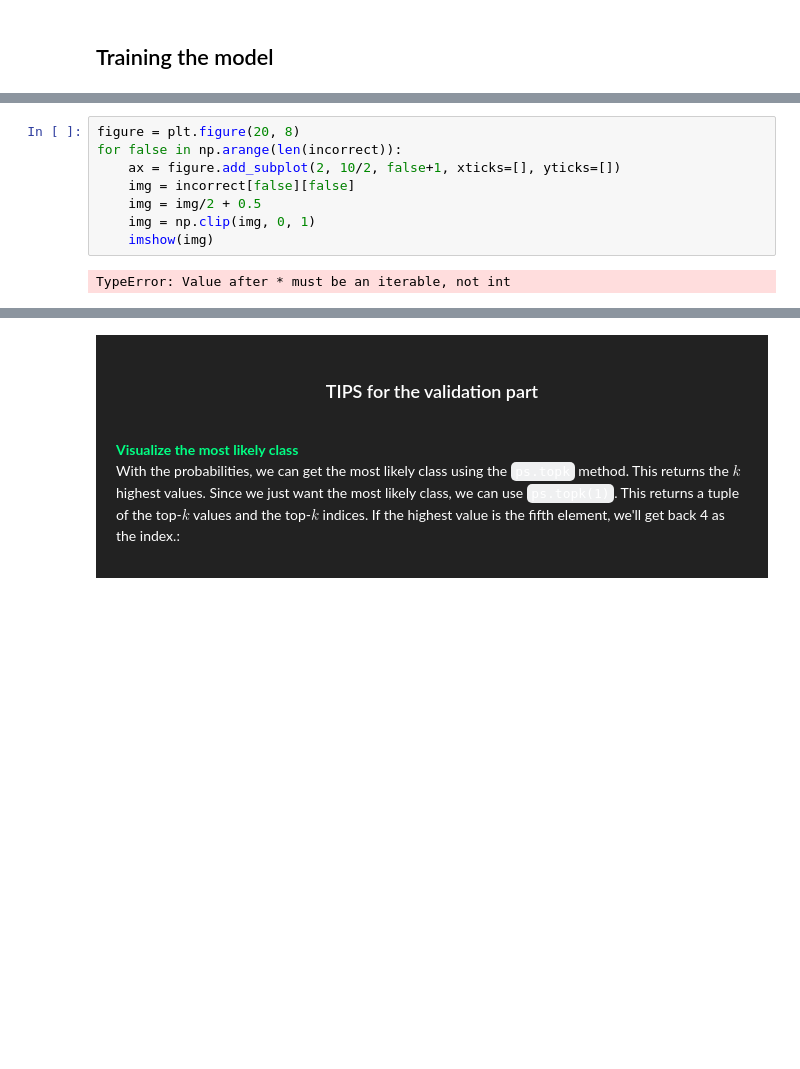
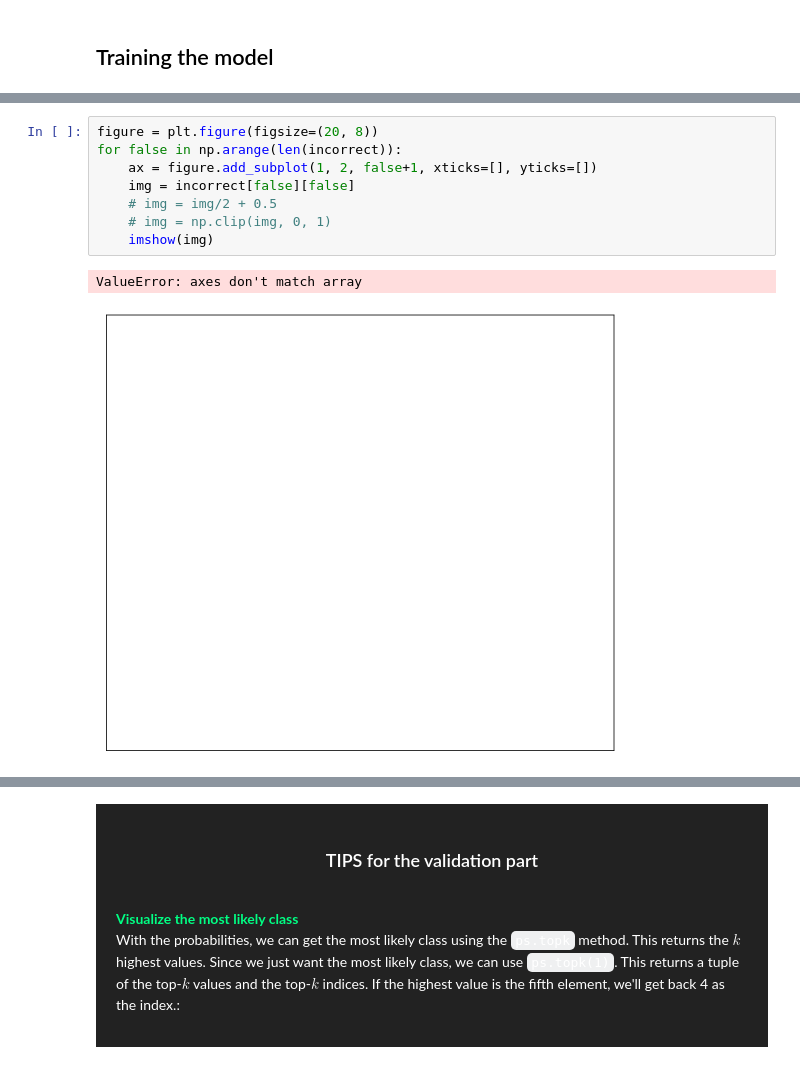
Before and after one commit to jeno-lustyik/clothing-challenge, a Jupyter notebook: Friday Fashion Challenge.ipynb, the cells around one changed output, grey strips where cells are left out. Drawn from its saved outputs; the diff is of its cells as text; blank space fills up the shorter version.

```diff
--- a/Friday Fashion Challenge.ipynb
+++ b/Friday Fashion Challenge.ipynb
@@ -236,13 +232,14 @@ Training time: 120.33027815818787
 # %%
-figure = plt.figure(20, 8)
+figure = plt.figure(figsize=(20, 8))
 for false in np.arange(len(incorrect)):
-    ax = figure.add_subplot(2, 10/2, false+1, xticks=[], yticks=[])
+    ax = figure.add_subplot(1, 2, false+1, xticks=[], yticks=[])
     img = incorrect[false][false]
-    img = img/2 + 0.5
-    img = np.clip(img, 0, 1)
+    # img = img/2 + 0.5
+    # img = np.clip(img, 0, 1)
     imshow(img)
 # %% [output]
-TypeError: Value after * must be an iterable, not int
+ValueError: axes don't match array
+[figure, added]
 # %%
 # READ HERE! This is just a snippet of the code that can help you. The model has not been
 # defined above, so if you run this cell you should get an error. This is just to show you
```
Also changed, not shown: parts of 11 cells of this notebook, 1 other file.
